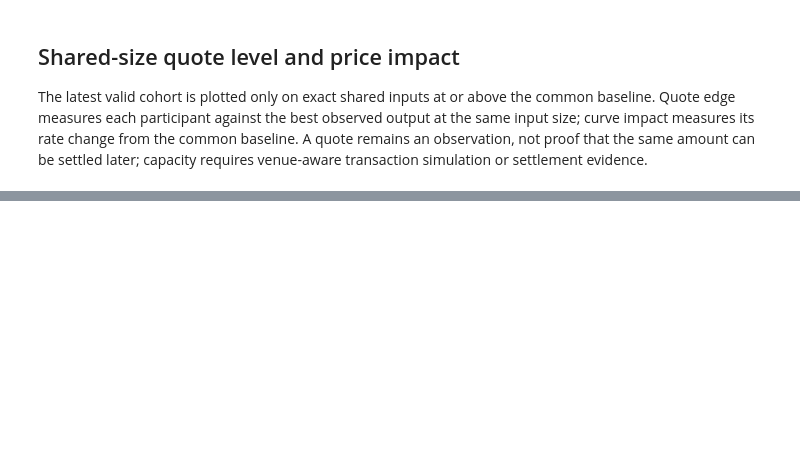
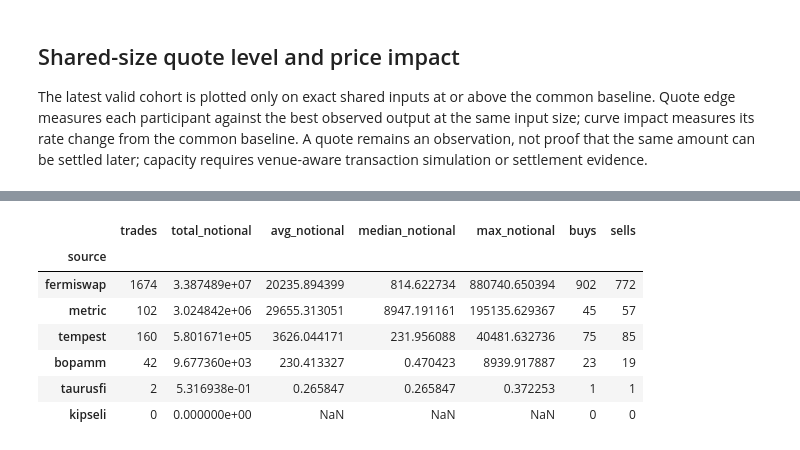
Before and after one commit to polaris-data/notebooks, a Jupyter notebook: notebooks/propamm_quote_ladder_analysis.ipynb, the cells around one changed output, grey strips where cells are left out. Saved outputs shown, nothing was run; the diff lists cells and outputs as text; code cells hidden in the pictures; blank space fills up the shorter version.

```diff
--- a/notebooks/propamm_quote_ladder_analysis.ipynb
+++ b/notebooks/propamm_quote_ladder_analysis.ipynb
@@ -432,0 +512,46 @@ plt.show()
+# %%
+trade_records = []
+for source, rows in trade_rows_by_source.items():
+    for row in rows:
+        data = row.get("data") or {}
+        price = data.get("price")
+        quantity = data.get("quantity")
+        trade_records.append({
+            "source": source,
+            "timestamp": event_timestamp(row),
+            "price": float(price) if price is not None else float("nan"),
+            "quantity": float(quantity) if quantity is not None else float("nan"),
+            "side": data.get("side"),
+            "order_id": data.get("order_id"),
+        })
+
+trades_df = pd.DataFrame(trade_records)
+trades_df["notional"] = trades_df["price"] * trades_df["quantity"]
+
+volume_summary = (
+    trades_df.groupby("source")
+    .agg(
+        trades=("notional", "size"),
+        total_notional=("notional", "sum"),
+        avg_notional=("notional", "mean"),
+        median_notional=("notional", "median"),
+        max_notional=("notional", "max"),
+        buys=("side", lambda s: int((s == "buy").sum())),
+        sells=("side", lambda s: int((s == "sell").sum())),
+    )
+    .reindex(sources)
+)
+for column in ("trades", "buys", "sells"):
+    volume_summary[column] = volume_summary[column].fillna(0).astype(int)
+volume_summary["total_notional"] = volume_summary["total_notional"].fillna(0.0)
+volume_summary = volume_summary.sort_values("total_notional", ascending=False)
+volume_summary
+# %% [output]
+|  | trades | total_notional | avg_notional | median_notional | max_notional | buys | sells |
+| source |  |  |  |  |  |  |  |
+| fermiswap | 1674 | 3.387489e+07 | 20235.894399 | 814.622734 | 880740.650394 | 902 | 772 |
+| metric | 102 | 3.024842e+06 | 29655.313051 | 8947.191161 | 195135.629367 | 45 | 57 |
+| tempest | 160 | 5.801671e+05 | 3626.044171 | 231.956088 | 40481.632736 | 75 | 85 |
+| bopamm | 42 | 9.677360e+03 | 230.413327 | 0.470423 | 8939.917887 | 23 | 19 |
+| taurusfi | 2 | 5.316938e-01 | 0.265847 | 0.265847 | 0.372253 | 1 | 1 |
+| kipseli | 0 | 0.000000e+00 | NaN | NaN | NaN | 0 | 0 |
```
Also changed, not shown: parts of 7 cells of this notebook.
